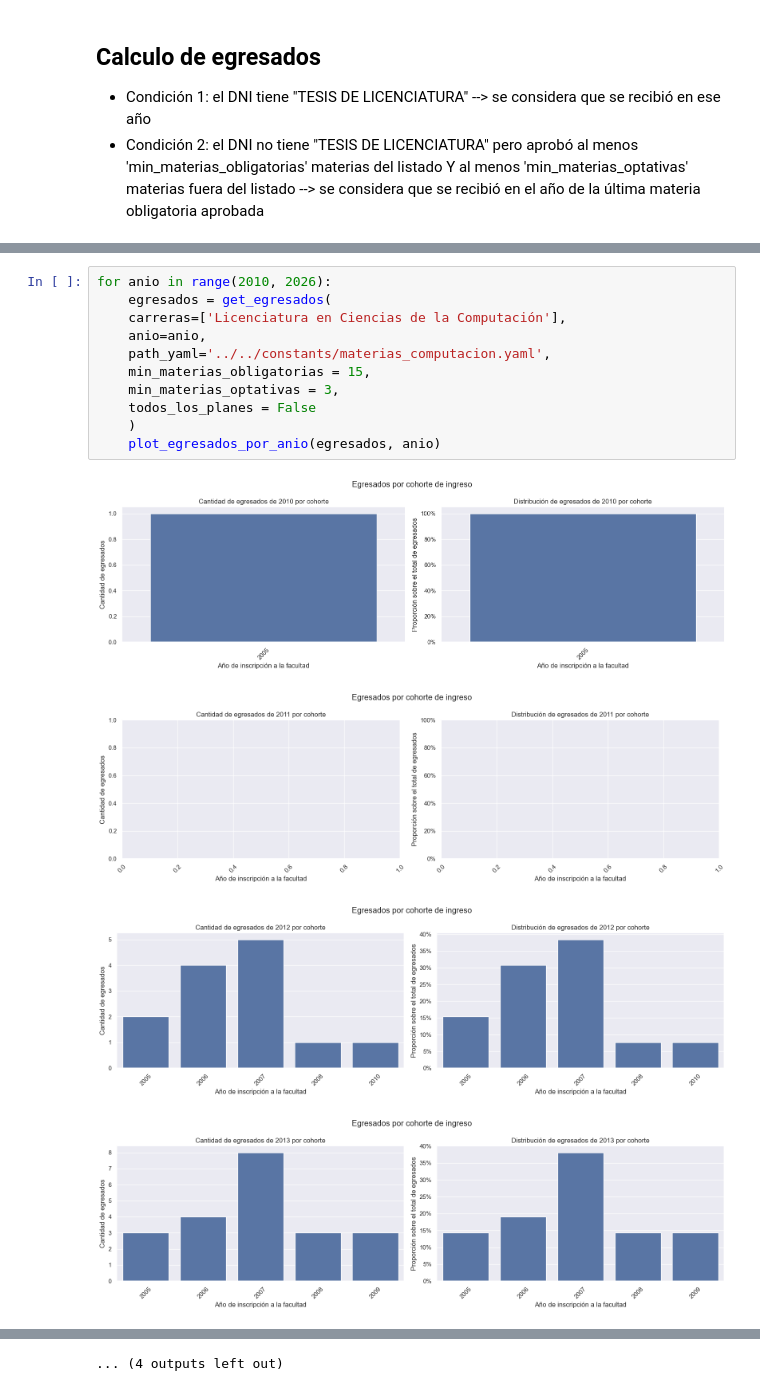
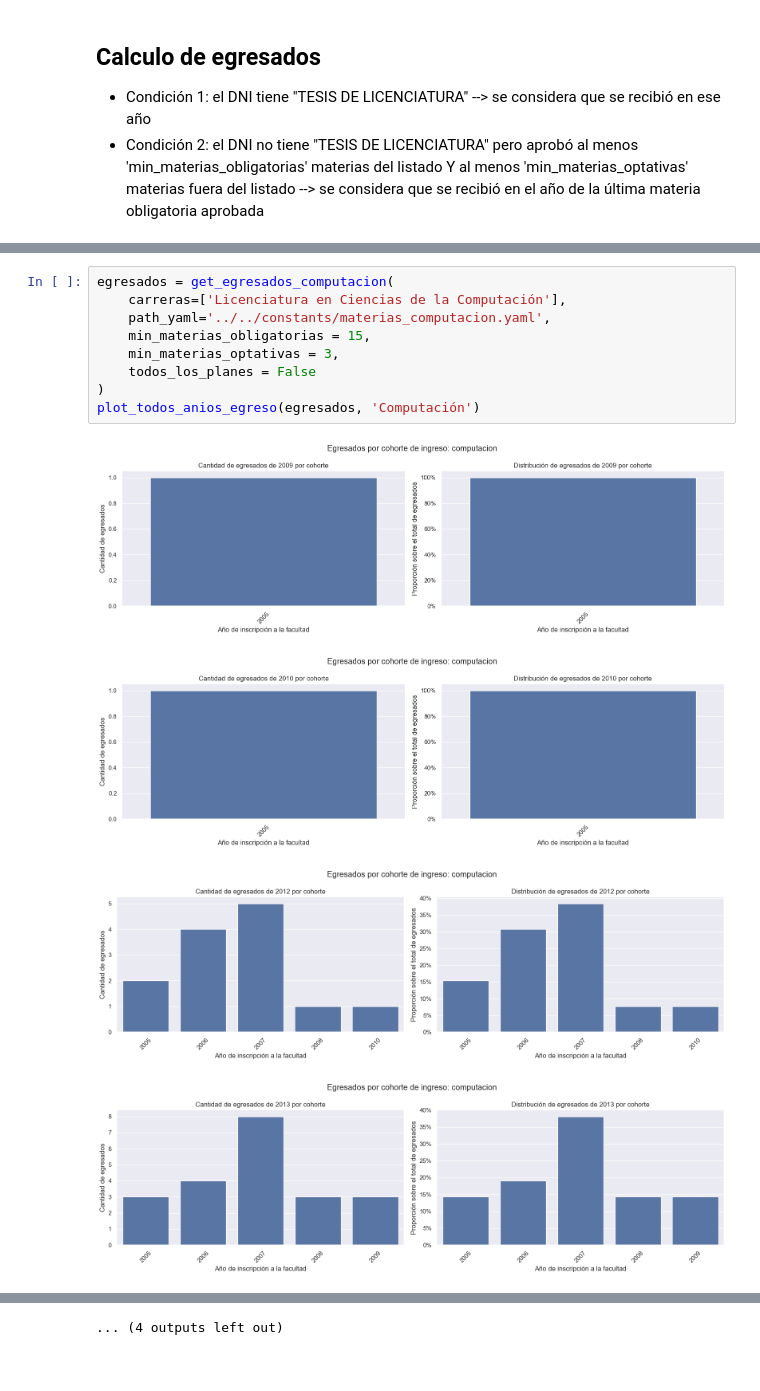
Before and after one commit to solcalloni/modelos-para-prediccion-de-abandono, a Jupyter notebook: packages/exploratory-data-analysis/FCEN_2005_2025/03-analisis_por_carrera_compu.ipynb, the cells around one changed output, grey strips where cells are left out. Saved outputs shown, nothing was run; the diff lists cells and outputs as text.

```diff
--- a/packages/exploratory-data-analysis/FCEN_2005_2025/03-analisis_por_carrera_compu.ipynb
+++ b/packages/exploratory-data-analysis/FCEN_2005_2025/03-analisis_por_carrera_compu.ipynb
@@ -112,16 +100,14 @@ plot_egresados_por_anio(egresados, 2014)
 # %%
-for anio in range(2010, 2026):
-    egresados = get_egresados(
+egresados = get_egresados_computacion(
     carreras=['Licenciatura en Ciencias de la Computación'],
-    anio=anio,
     path_yaml='../../constants/materias_computacion.yaml',
     min_materias_obligatorias = 15,
     min_materias_optativas = 3,
     todos_los_planes = False
-    )
-    plot_egresados_por_anio(egresados, anio)
+)
+plot_todos_anios_egreso(egresados, 'Computación')
 # %% [output]
-[figure, old version]
+[figure, new version]
-[figure, old version]
+[figure, new version]
-[figure, old version]
+[figure, new version]
-[figure, old version]
+[figure, new version]
```
Also changed, not shown: parts of 10 cells of this notebook, 3 other files.
